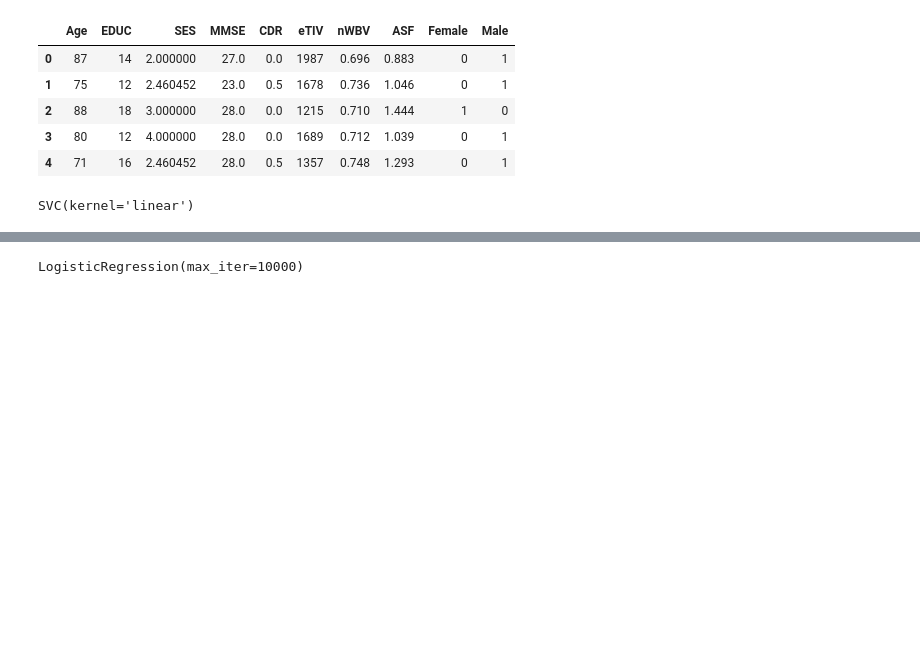
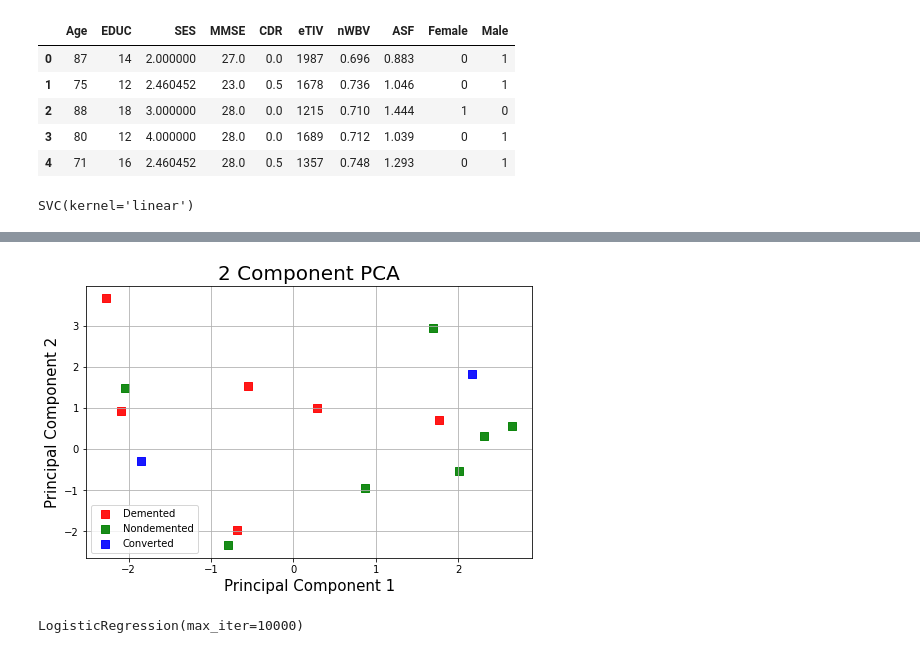
Before and after one commit to Radhika303/Dementia_Prediction, a Jupyter notebook: Dementia_Data_v2.ipynb, the cells around one changed output, grey strips where cells are left out. Drawn from its saved outputs; the diff is of its cells as text; code cells hidden in the pictures; blank space fills up the shorter version.

```diff
--- a/Dementia_Data_v2.ipynb
+++ b/Dementia_Data_v2.ipynb
@@ -404,0 +426,5 @@ principalDf_X_test.head(5)
+# %%
+# Added "Group" for 2D PCA projection of principalDf_X_test
+
+finalDf_X_test = pd.concat([principalDf_X_test, pd.DataFrame(y, columns = ['Group'])], axis = 1)
+finalDf_X_test.head()
@@ -423 +456,19 @@ KeyError: 'Group'
+# %%
+# Visualize 2D Projection of finalDf_X_test
+
+fig = plt.figure(figsize = (8,5))
+ax = fig.add_subplot(1,1,1)
+ax.set_xlabel('Principal Component 1', fontsize = 15)
+ax.set_ylabel('Principal Component 2', fontsize = 15)
+ax.set_title('2 Component PCA', fontsize = 20)
+targets = ['Demented', 'Nondemented', 'Converted']
+colors = ['r', 'g', 'b']
+
+for target, color in zip(targets,colors):
+    indicesToKeep = finalDf_X_test['Group'] == target
+    ax.scatter(finalDf_X_test.loc[indicesToKeep, 'principal component 1'] , finalDf_X_test.loc[indicesToKeep, 'principal component 2'] , marker='s', c = color , s = 50, alpha=.9)
+ax.legend(targets)
+ax.grid()
+# %% [output]
+[figure, added]
 # %%
```
Also changed, not shown: parts of 49 cells of this notebook.
